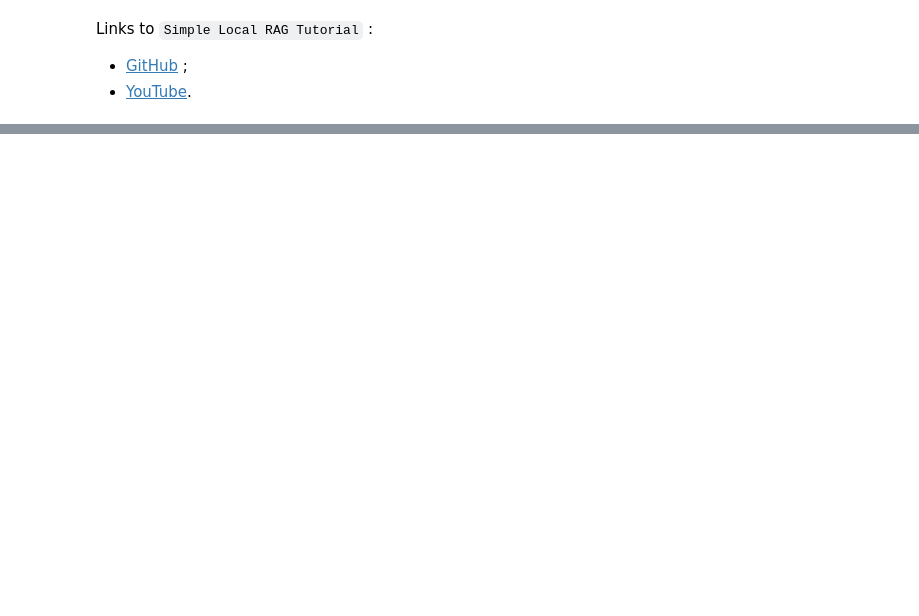
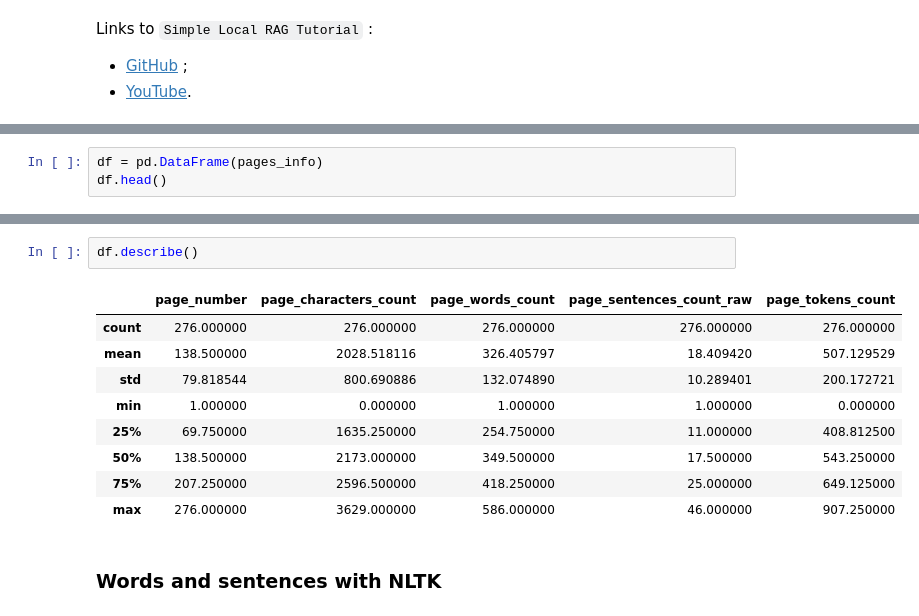
Before and after one commit to anquetos/gcp-professional-data-engineer-rag, a Jupyter notebook: test-pdf-import.ipynb, the cells around one changed output, grey strips where cells are left out. Drawn from its saved outputs; the diff is of its cells as text; blank space fills up the shorter version.

```diff
--- a/test-pdf-import.ipynb
+++ b/test-pdf-import.ipynb
@@ -71,0 +324,3 @@ followinG:
+# %%
+df = pd.DataFrame(pages_info)
+df.head()
@@ -71,0 +334,14 @@ followinG:
+# %%
+df.describe()
+# %% [output]
+|  | page_number | page_characters_count | page_words_count | page_sentences_count_raw | page_tokens_count |
+| count | 276.000000 | 276.000000 | 276.000000 | 276.000000 | 276.000000 |
+| mean | 138.500000 | 2028.518116 | 326.405797 | 18.409420 | 507.129529 |
+| std | 79.818544 | 800.690886 | 132.074890 | 10.289401 | 200.172721 |
+| min | 1.000000 | 0.000000 | 1.000000 | 1.000000 | 0.000000 |
+| 25% | 69.750000 | 1635.250000 | 254.750000 | 11.000000 | 408.812500 |
+| 50% | 138.500000 | 2173.000000 | 349.500000 | 17.500000 | 543.250000 |
+| 75% | 207.250000 | 2596.500000 | 418.250000 | 25.000000 | 649.125000 |
+| max | 276.000000 | 3629.000000 | 586.000000 | 46.000000 | 907.250000 |
+# %% [markdown]
+### Words and sentences with NLTK
```
Also changed, not shown: parts of 69 cells of this notebook.
